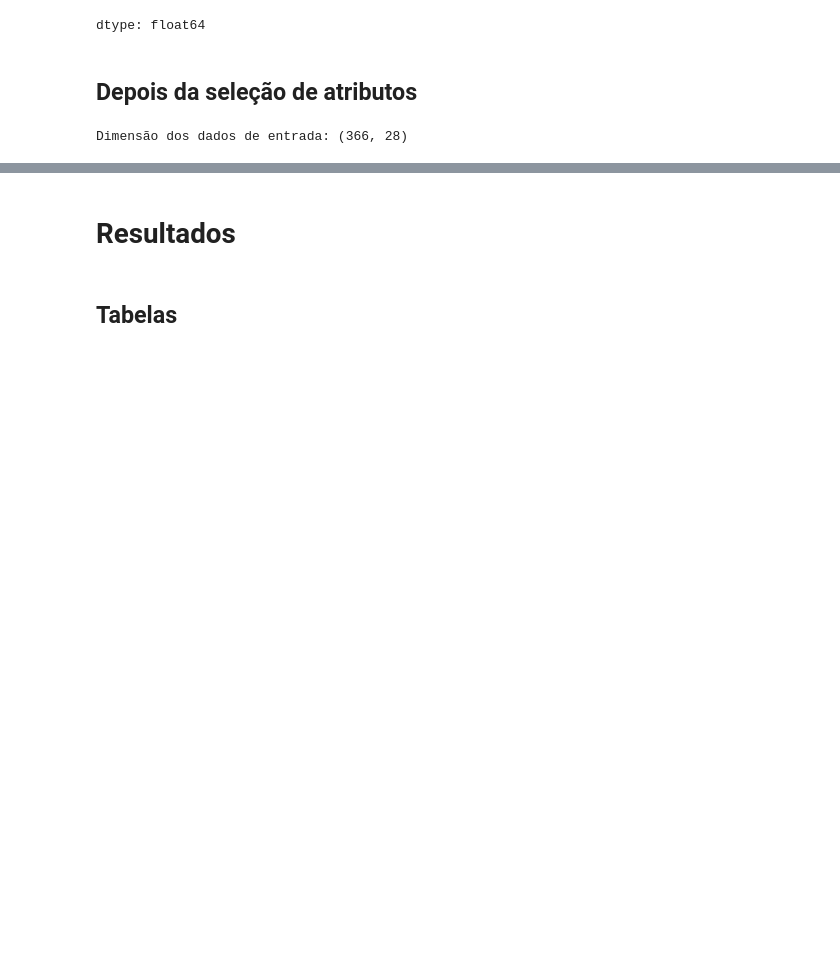
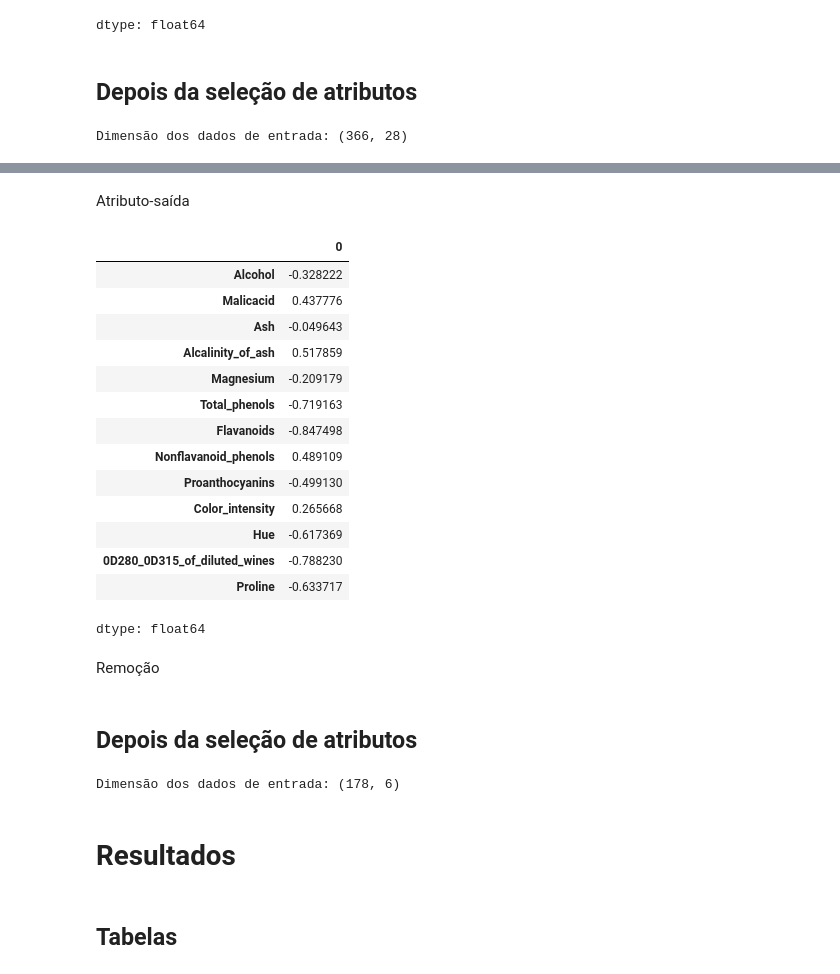
Before and after one commit to fabricio-araujo94/ica_trabalhos, a Jupyter notebook: ICA_Trab_2.ipynb, the cells around one changed output, grey strips where cells are left out. Drawn from its saved outputs; the diff is of its cells as text; code cells hidden in the pictures; blank space fills up the shorter version.

```diff
--- a/ICA_Trab_2.ipynb
+++ b/ICA_Trab_2.ipynb
@@ -405,0 +448,22 @@ Dimensão dos dados de entrada: (366, 28)
+# %% [markdown]
+Atributo-saída
+# %%
+X.corrwith(wine.data.targets['class'])
+# %% [output]
+|  | 0 |
+| Alcohol | -0.328222 |
+| Malicacid | 0.437776 |
+| Ash | -0.049643 |
+| Alcalinity_of_ash | 0.517859 |
+| Magnesium | -0.209179 |
+| Total_phenols | -0.719163 |
+| Flavanoids | -0.847498 |
+| Nonflavanoid_phenols | 0.489109 |
+| Proanthocyanins | -0.499130 |
+| Color_intensity | 0.265668 |
+| Hue | -0.617369 |
+| 0D280_0D315_of_diluted_wines | -0.788230 |
+| Proline | -0.633717 |
+dtype: float64
+# %% [markdown]
+Remoção
@@ -406,3 +475,9 @@ Dimensão dos dados de entrada: (366, 28)
+# %% [markdown]
+## Depois da seleção de atributos
+# %%
+wine_metrics_alt, wine_conf_matrices_alt = evaluate_and_get_metrics(X_reduced.values, y, wine_class_labels)
+# %% [output]
+Dimensão dos dados de entrada: (178, 6)
 # %% [markdown]
 # Resultados
 # %%
```
Also changed, not shown: parts of 18 cells of this notebook.
